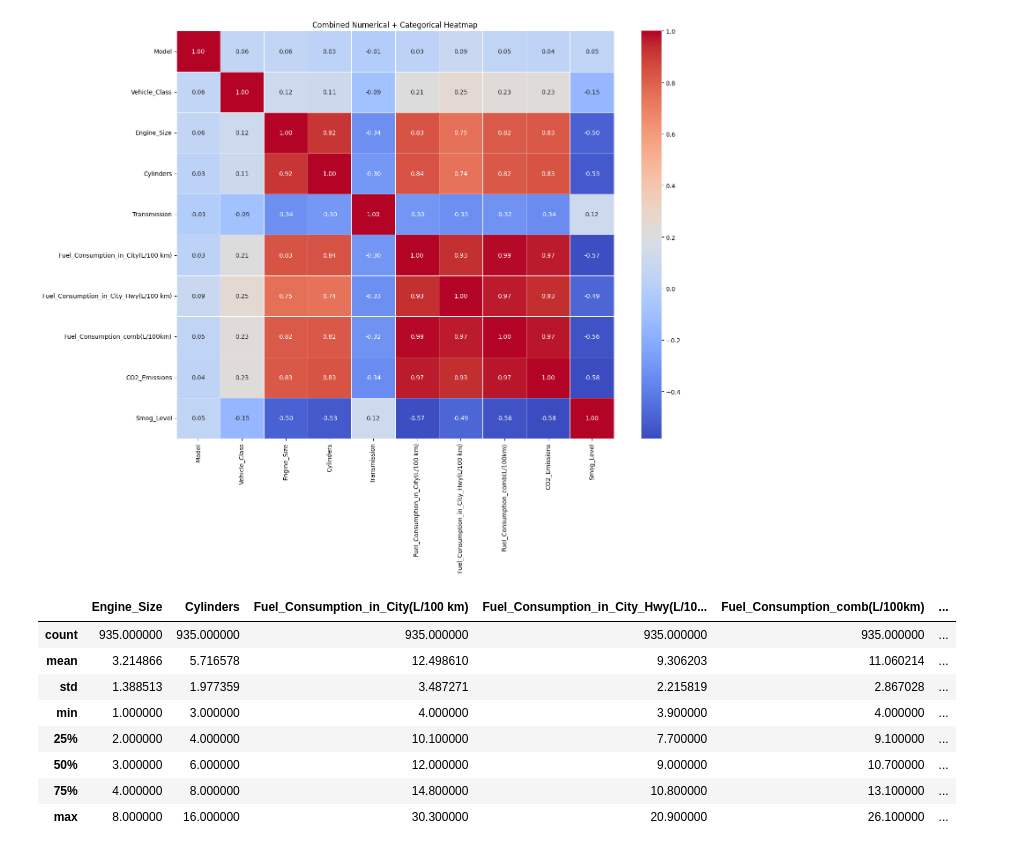
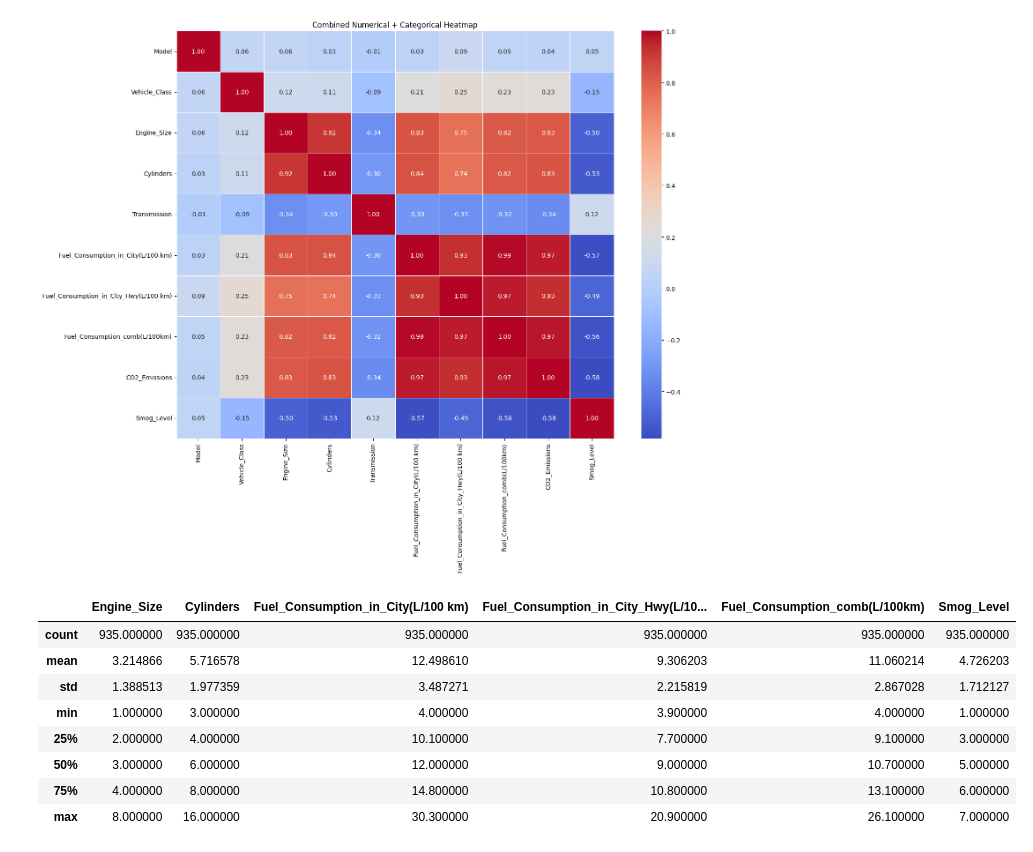
Before and after one commit to AbhinavSinghKuriya/Datasheet3, a Jupyter notebook: LinearRegression.ipynb, the cells around one changed output. Drawn from its saved outputs; the diff is of its cells as text; code cells hidden in the pictures.

```diff
--- a/LinearRegression.ipynb
+++ b/LinearRegression.ipynb
@@ -67,17 +67,17 @@ plt.show()
 [figure]
 # %%
 #lets try to predict CO2 emissions
-chdfd = df.drop(columns=['Model_Year','Make','Model','Vehicle_Class','Transmission'])
+chdfd = df.drop(columns=['Model_Year','Make','Model','Vehicle_Class','Transmission','CO2_Emissions'])
 chdfd.describe()
 # %% [output]
-|  | Engine_Size | Cylinders | Fuel_Consumption_in_City(L/100 km) | Fuel_Consumption_in_City_Hwy(L/10... | Fuel_Consumption_comb(L/100km) | ... |
-| count | 935.000000 | 935.000000 | 935.000000 | 935.000000 | 935.000000 | ... |
-| mean | 3.214866 | 5.716578 | 12.498610 | 9.306203 | 11.060214 | ... |
-| std | 1.388513 | 1.977359 | 3.487271 | 2.215819 | 2.867028 | ... |
-| min | 1.000000 | 3.000000 | 4.000000 | 3.900000 | 4.000000 | ... |
-| 25% | 2.000000 | 4.000000 | 10.100000 | 7.700000 | 9.100000 | ... |
-| 50% | 3.000000 | 6.000000 | 12.000000 | 9.000000 | 10.700000 | ... |
-| 75% | 4.000000 | 8.000000 | 14.800000 | 10.800000 | 13.100000 | ... |
-| max | 8.000000 | 16.000000 | 30.300000 | 20.900000 | 26.100000 | ... |
+|  | Engine_Size | Cylinders | Fuel_Consumption_in_City(L/100 km) | Fuel_Consumption_in_City_Hwy(L/10... | Fuel_Consumption_comb(L/100km) | Smog_Level |
+| count | 935.000000 | 935.000000 | 935.000000 | 935.000000 | 935.000000 | 935.000000 |
+| mean | 3.214866 | 5.716578 | 12.498610 | 9.306203 | 11.060214 | 4.726203 |
+| std | 1.388513 | 1.977359 | 3.487271 | 2.215819 | 2.867028 | 1.712127 |
+| min | 1.000000 | 3.000000 | 4.000000 | 3.900000 | 4.000000 | 1.000000 |
+| 25% | 2.000000 | 4.000000 | 10.100000 | 7.700000 | 9.100000 | 3.000000 |
+| 50% | 3.000000 | 6.000000 | 12.000000 | 9.000000 | 10.700000 | 5.000000 |
+| 75% | 4.000000 | 8.000000 | 14.800000 | 10.800000 | 13.100000 | 6.000000 |
+| max | 8.000000 | 16.000000 | 30.300000 | 20.900000 | 26.100000 | 7.000000 |
 # %%
 tlr = LinearRegression()
```
Also changed, not shown: parts of 1 cell of this notebook.
